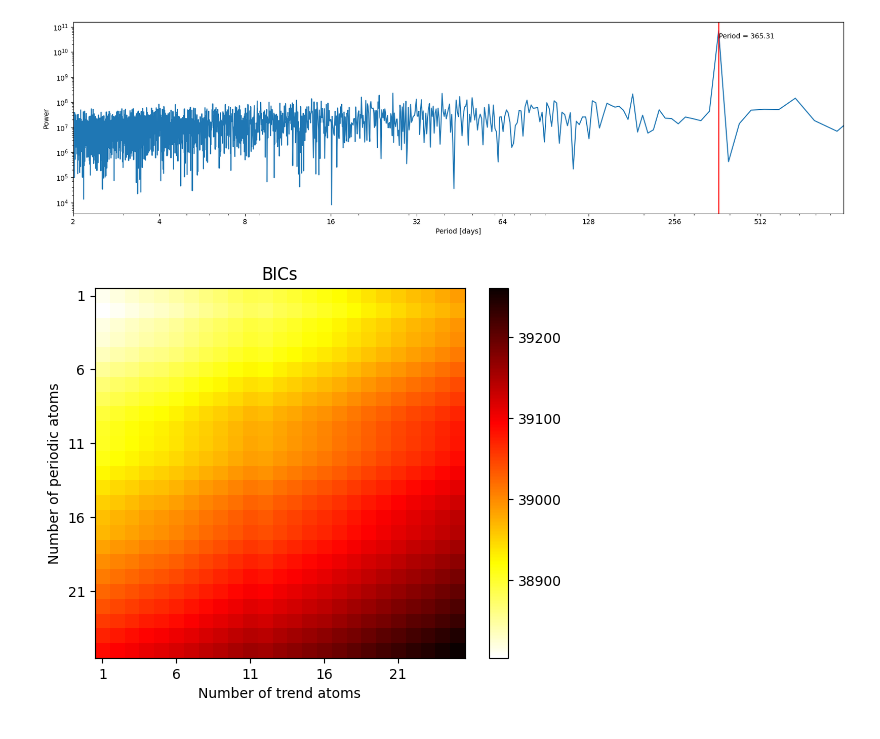
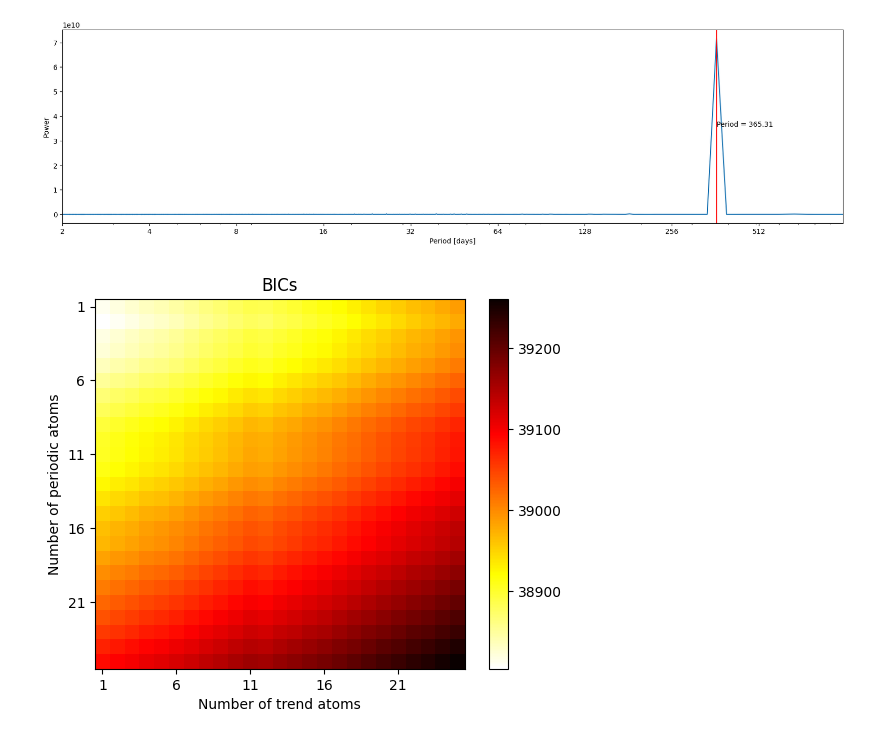
Before and after one commit to MariusAlonso/MVA-TS-Intrinsic-Timescales-Surface-Solar-Irradiance, a Jupyter notebook: main.ipynb, the cells around one changed output. Drawn from its saved outputs; the diff is of its cells as text; code cells hidden in the pictures.

```diff
--- a/main.ipynb
+++ b/main.ipynb
@@ -98,35 +104,35 @@ df_resampled = ds_resampled.to_dataframe()[["GHI"]]
 
 # 1. FFT
 # Calculate the FFT
 fft = np.fft.fft(df_resampled["GHI"])
 fft = fft[1 : len(fft) // 2]
 # Calculate the power spectrum
 power_spectrum = np.abs(fft) ** 2
 # Calculate the frequencies
 sample_freq = np.fft.fftfreq(len(df_resampled["GHI"]), d=1)
 sample_freq = sample_freq[1 : len(sample_freq) // 2]
 # Plot the power spectrum as a function of the period
 fig, ax = plt.subplots()
 fig.set_size_inches(20, 5)
 ax.plot(1 / sample_freq, power_spectrum)
 # Plot the highest peak in the power spectrum as a vertical line
 max_period = 1 / sample_freq[np.argmax(power_spectrum)]
 ax.axvline(max_period, color="red")
 # Add text to this line
 ax.text(
     max_period,
     0.5 * np.max(power_spectrum),
     "Period = " + str(np.round(max_period, 2))
 )
 ax.set_xlabel("Period [days]")
 ax.set_ylabel("Power")
-ax.set_yscale("log")
+# ax.set_yscale("log")
 ax.set_xscale("log")
 ax.set_xticks(PLOTTED_PERIODS, PLOTTED_PERIODS)
 ax.set_xlim(2, 1000)
 plt.show()
 # %% [output]
-[figure, old version]
+[figure, new version]
 # %%
 # Extract trend (mean) and seasonality (periodic component)
 def generate_trend_atoms(k, length):
```
Also changed, not shown: parts of 4 cells of this notebook, 1 other file.
